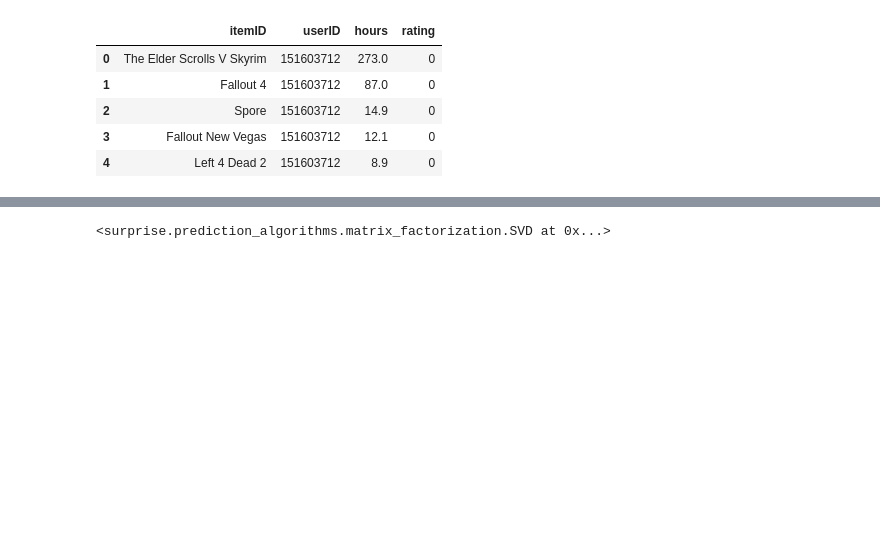
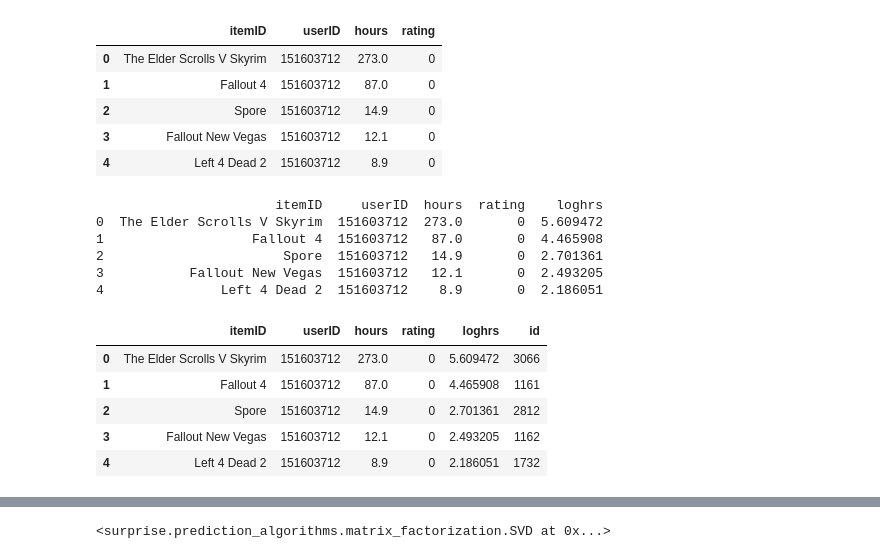
Before and after one commit to ebechter/VideoMania, a Jupyter notebook: Untitled1.ipynb, the cells around one changed output, grey strips where cells are left out. Saved outputs shown, nothing was run; the diff lists cells and outputs as text; code cells hidden in the pictures; blank space fills up the shorter version.

```diff
--- a/Untitled1.ipynb
+++ b/Untitled1.ipynb
@@ -25,6 +27,8 @@ data = Dataset.load_from_df(df[['userID', 'itemID', 'hours']], reader)
 # %%
 # def basicRating(hours_played):
 #     game_rating =
+# %%
+df["rating"]=0
 # %%
 df["rating"]=df[df["userID"]== df.iloc[0]["userID"]]["hours"]
 # %%
@@ -50,0 +59,22 @@ df.head()
+# %%
+df["loghrs"]=np.log(df["hours"])
+# %%
+print(df.head());
+# %% [output]
+                       itemID     userID  hours  rating    loghrs
+0  The Elder Scrolls V Skyrim  151603712  273.0       0  5.609472
+1                   Fallout 4  151603712   87.0       0  4.465908
+2                       Spore  151603712   14.9       0  2.701361
+3           Fallout New Vegas  151603712   12.1       0  2.493205
+4               Left 4 Dead 2  151603712    8.9       0  2.186051
+# %%
+df = df.assign(id=(df['itemID']).astype('category').cat.codes)
+# %%
+df.head()
+# %% [output]
+|  | itemID | userID | hours | rating | loghrs | id |
+| 0 | The Elder Scrolls V Skyrim | 151603712 | 273.0 | 0 | 5.609472 | 3066 |
+| 1 | Fallout 4 | 151603712 | 87.0 | 0 | 4.465908 | 1161 |
+| 2 | Spore | 151603712 | 14.9 | 0 | 2.701361 | 2812 |
+| 3 | Fallout New Vegas | 151603712 | 12.1 | 0 | 2.493205 | 1162 |
+| 4 | Left 4 Dead 2 | 151603712 | 8.9 | 0 | 2.186051 | 1732 |
```
Also changed, not shown: parts of 18 cells of this notebook, 3 other files.
